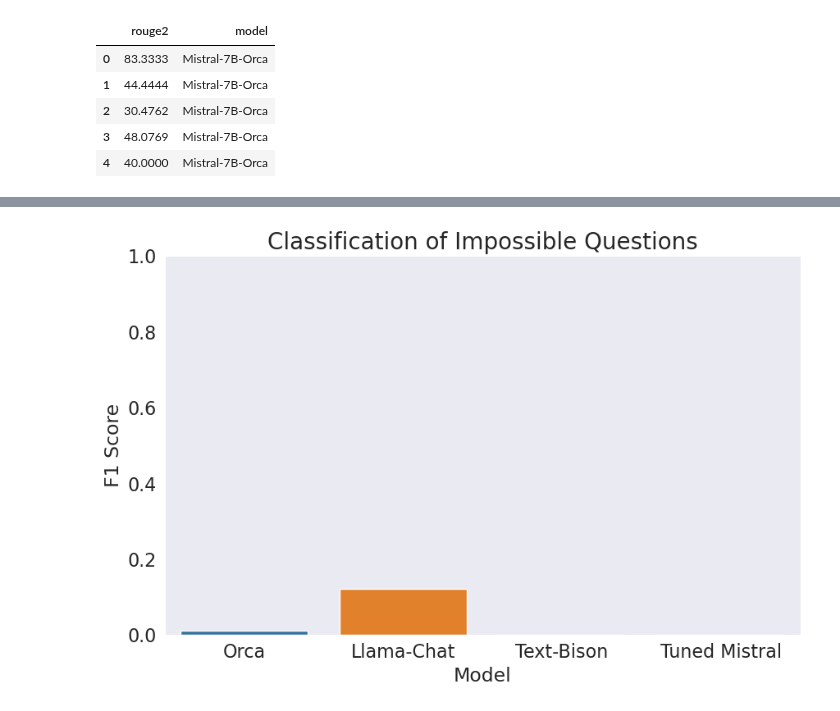
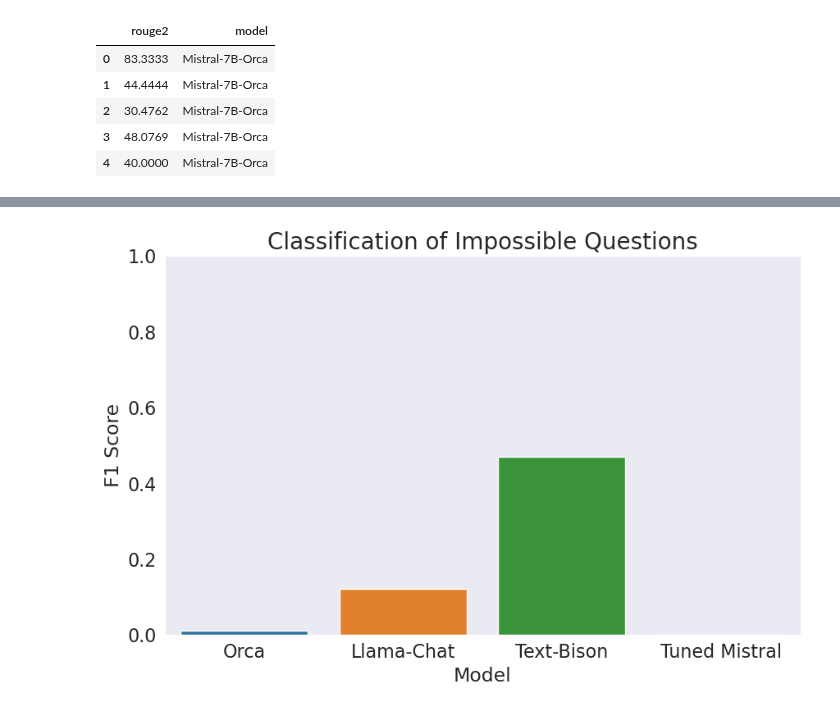
Before and after one commit to yw4401/FinBot, a Jupyter notebook: notebooks/examine_finetuning.ipynb, the cells around one changed output, grey strips where cells are left out. Cells and saved outputs as stored; diff of their text form; code cells hidden in the pictures.

Commit message:
Adds qa scripts and finished evaluating text bison

```diff
--- a/notebooks/examine_finetuning.ipynb
+++ b/notebooks/examine_finetuning.ipynb
@@ -114,15 +116,15 @@ plt.show()
 # %%
 plt.figure(figsize=(10,6))
-hallucination_df = pd.DataFrame({"F1": [0.01, 0.12, 0.0, 0.0], "Model": ["Orca", "Llama-Chat", "Text-Bison", "Tuned Mistral"]})
+hallucination_df = pd.DataFrame({"F1": [0.01, 0.12, 0.47, 0.0], "Model": ["Orca", "Llama-Chat", "Text-Bison", "Tuned Mistral"]})
 sns.barplot(hallucination_df, x="Model", y="F1")
 plt.ylim((0, 1))
 plt.xticks(fontsize=16)
 plt.yticks(fontsize=16)
 plt.xlabel("Model", fontsize=17)
 plt.ylabel("F1 Score", fontsize=17)
 plt.grid(False)
 plt.title("Classification of Impossible Questions", fontsize=20)
 plt.savefig(fname="tune_hal.png", format="png")
 plt.show()
 # %% [output]
-[figure, old version]
+[figure, new version]
```
Also changed, not shown: parts of 3 cells of this notebook, 5 other files.
